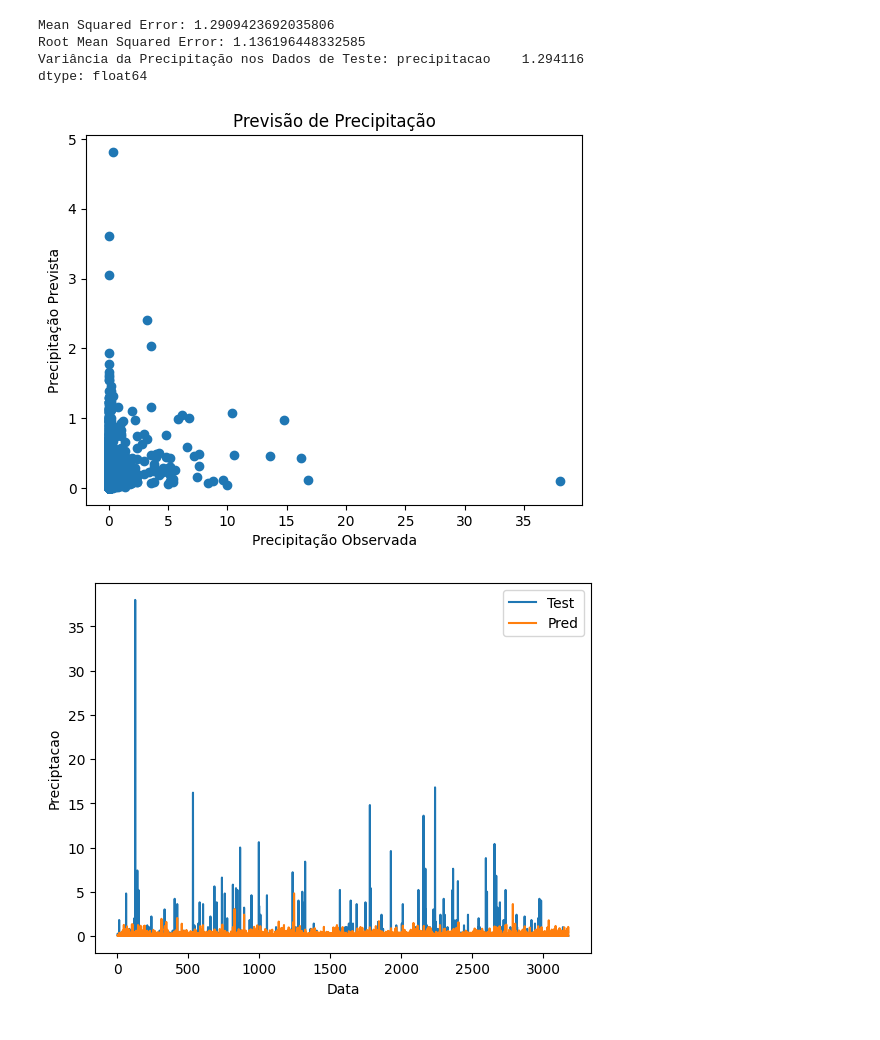
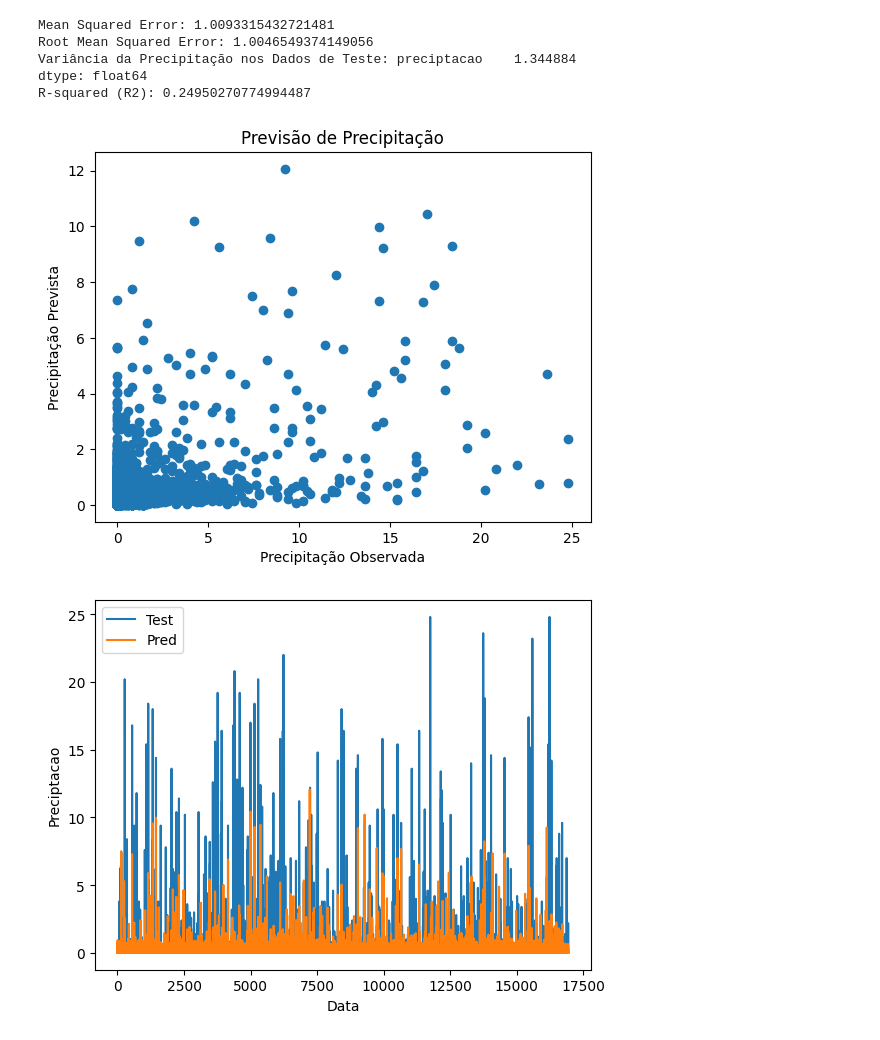
Before and after one commit to DantasEduardo/forecast, a Jupyter notebook: notebook/test_forecast/test_forecast.ipynb, the cells around one changed output. Saved outputs shown, nothing was run; the diff lists cells and outputs as text; code cells hidden in the pictures.

Commit message:
add test with xgboost

```diff
--- a/notebook/test_forecast/test_forecast.ipynb
+++ b/notebook/test_forecast/test_forecast.ipynb
@@ -32,5 +39,5 @@ data                     0
 dtype: int64
 # %%
-# df = df.ffill()
-# df.isnull().sum()
+df = df.ffill()
+df.isnull().sum()
 # %% [output]
@@ -46,4 +59,0 @@ precipitacao_mean = round(df['precipitacao'].mean(), 2)
-# %%
-df['precipitacao'] = df['precipitacao'].fillna(precipitacao_mean)
-df.dropna(inplace=True)
-df.isnull().sum()
@@ -76,8 +69,12 @@ plt.show()
 # %%
+import seaborn as sns
+import matplotlib.pyplot as plt
+
+
 lower_limit = 0  # Defina o limite inferior
-upper_limit = 17  # Defina o limite superior
+upper_limit = 20  # Defina o limite superior
 
-df_no_outliers = df[(df['precipitacao'] >= lower_limit) & (df['precipitacao'] <= upper_limit)]
+df_no_outliers = df[(df['preciptacao'] >= lower_limit) & (df['preciptacao'] <= upper_limit)]
 
-sns.boxplot(x=df_no_outliers['precipitacao'])
+sns.boxplot(x=df_no_outliers['preciptacao'])
 plt.show()
@@ -84,23 +83,28 @@ plt.show()
 # %%
 import matplotlib.pyplot as plt
 
-from sklearn.metrics import mean_squared_error
+from sklearn.metrics import mean_squared_error, r2_score
 from sklearn.ensemble import RandomForestRegressor
 from sklearn.model_selection import train_test_split
 
 
 # Escolher as variáveis de entrada (features) e a variável de saída (target)
-X = df[['pressao_atm', 'temperatura', 'temperatura_orvalho', 'umidade_rel_ar']]
-y = df[['precipitacao']]
+X = df_no_outliers[['pressao_atm','pressao_atm_max','pressao_atm_min','temperatura','temperatura_orvalho',
+                    'temperatura_max','temperatura_min','temperatura_orvalho_max','temperatura_orvalho_min',
+                    'umidade_rel_ar_max','umidade_rel_ar_min','umidade_rel_ar',
+                    'velocidade_vento']]
+
+y = df_no_outliers[['preciptacao']]
 
 X_train, X_test, y_train, y_test = train_test_split(X, y, test_size=0.2, random_state=42)
 
-# scaler = StandardScaler()
-# X_train = scaler.fit_transform(X_train)
-# X_test = scaler.transform(X_test)
-
 # Criar e treinar o modelo de regressão linear
 model = RandomForestRegressor(max_depth= 10, min_samples_leaf= 10, min_samples_split= 25, n_estimators= 50)
+
+from sklearn.preprocessing import StandardScaler
+scaler = StandardScaler()
+X_train = scaler.fit_transform(X_train)
+X_test = scaler.transform(X_test)
 
 model.fit(X_train, y_train)
 
@@ -117,6 +121,10 @@ print(f'Root Mean Squared Error: {rmse}')
 variance = np.var(y_test)
 print(f'Variância da Precipitação nos Dados de Teste: {variance}')
 
+
+r2 = r2_score(y_test, y_pred)
+print(f'R-squared (R2): {r2}')
+
 # Visualizar as previsões
 plt.scatter(y_test, y_pred)
 plt.xlabel("Precipitação Observada")
@@ -124,18 +132,19 @@ plt.ylabel("Precipitação Prevista")
 plt.title("Previsão de Precipitação")
 plt.show()
 # %% [output]
-Mean Squared Error: 1.2909423692035806
-Root Mean Squared Error: 1.136196448332585
-Variância da Precipitação nos Dados de Teste: precipitacao    1.294116
+Mean Squared Error: 1.0093315432721481
+Root Mean Squared Error: 1.0046549374149056
+Variância da Precipitação nos Dados de Teste: preciptacao    1.344884
 dtype: float64
+R-squared (R2): 0.24950270774994487
-[figure, old version]
+[figure, new version]
 # %%
-plt.plot([i for i in range(0,3177)], y_test,label='Test')
-plt.plot([i for i in range(0,3177)], y_pred, label='Pred')
+plt.plot([i for i in range(0,len(y_test))], y_test,label='Test')
+plt.plot([i for i in range(0,len(y_test))], y_pred, label='Pred')
 
 plt.xlabel('Data')
 plt.ylabel('Preciptacao')
 plt.legend()
 plt.show()
 # %% [output]
-[figure, old version]
+[figure, new version]
```
Also changed, not shown: parts of 14 cells of this notebook.
